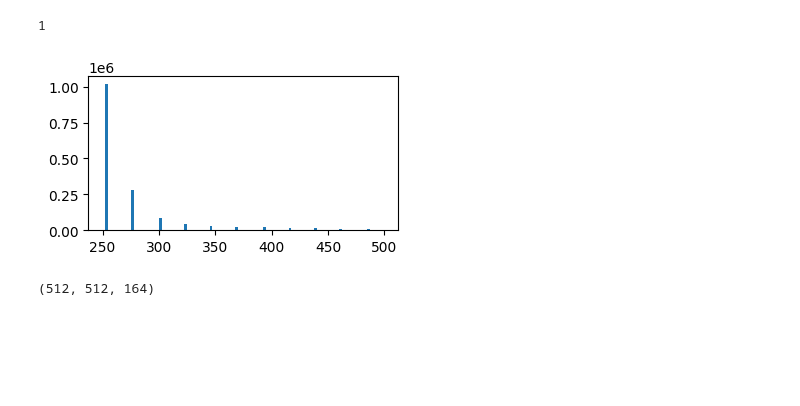
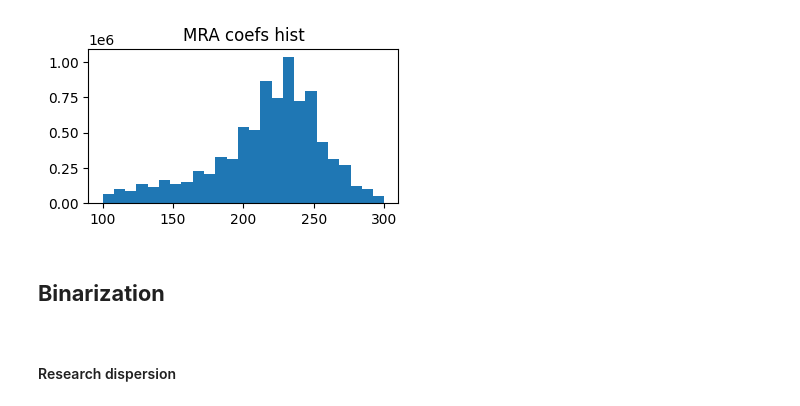
Before and after one commit to NotYourLady/MSRepo, a Jupyter notebook: VesselSegmentation/Binarization.ipynb, the cells around one changed output. Drawn from its saved outputs; the diff is of its cells as text; code cells hidden in the pictures; blank space fills up the shorter version.

```diff
--- a/VesselSegmentation/Binarization.ipynb
+++ b/VesselSegmentation/Binarization.ipynb
@@ -80,6 +69,0 @@ img_hist = np.histogram(brain_vol, bins=100, range=(brain_vol.min(), brain_vol.m
-# %%
-counts, bins = img_hist
-
-plt.subplots(figsize=(4, 2))
-plt.hist(bins[:-1], bins, weights=counts, range=(0, 500))
-1
@@ -88,0 +70,15 @@ plt.hist(bins[:-1], bins, weights=counts, range=(0, 500))
+# %%
+def create_hist(data, bins=100):
+    hist = np.histogram(data, bins, range=(data.min(), data.max()))
+    counts, bins = hist
+    return(counts, bins)
+
+def plot_hist(counts, bins, range, bins_count=None, title="Graph"):
+    plt.subplots(figsize=(4, 2))
+    plt.hist(bins[:-1], bins_count, weights=counts, range=range)
+    plt.title(title)
+    plt.show()
+# %%
+data = brain_vol
+counts, bins = create_hist(data, 1000)
+plot_hist(counts, bins, (data.min(), 300), 25, "MRA coefs hist")
@@ -89,14 +87,10 @@ plt.hist(bins[:-1], bins, weights=counts, range=(0, 500))
 # %%
-plt.subplots(figsize=(4, 2))
-plt.hist(bins[:-1], 100, weights=counts, range=(250, 500))
-1
+plot_hist(counts, bins, (100, 300), 25, "MRA coefs hist")
 # %% [output]
-1
-[figure, old version]
+[figure, new version]
-# %%
-test_vol = brain_vol
-print(test_vol.shape)
-# %% [output]
-(512, 512, 164)
+# %% [markdown]
+**<h2> Binarization**
+# %% [markdown]
+<h4> Research dispersion
 # %%
 window_size = (25, 25, 9)
```
Also changed, not shown: parts of 36 cells of this notebook, 5 other files.
